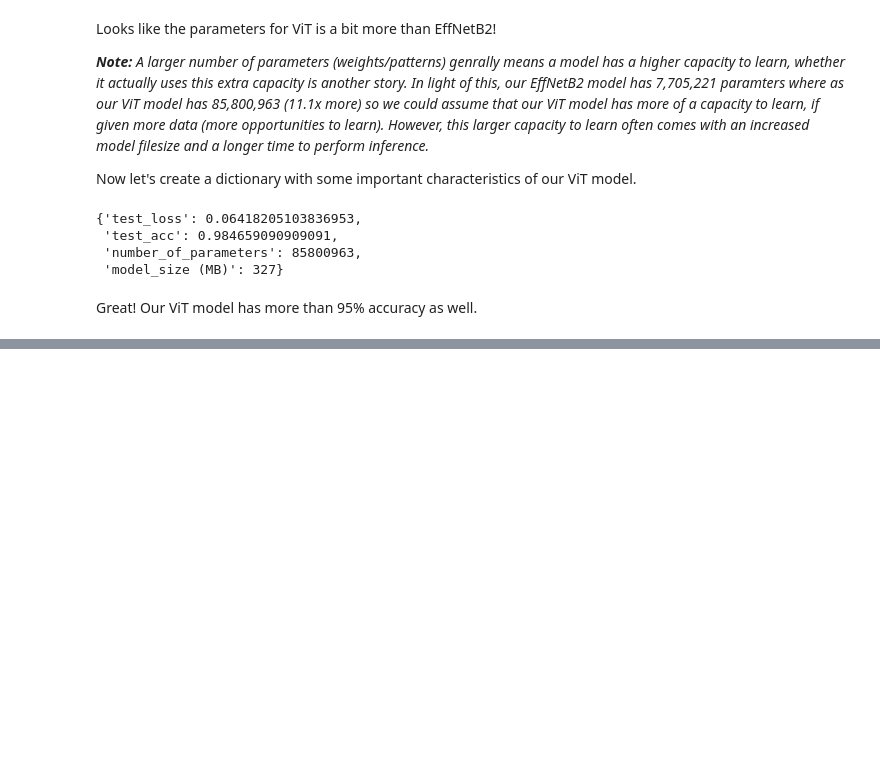
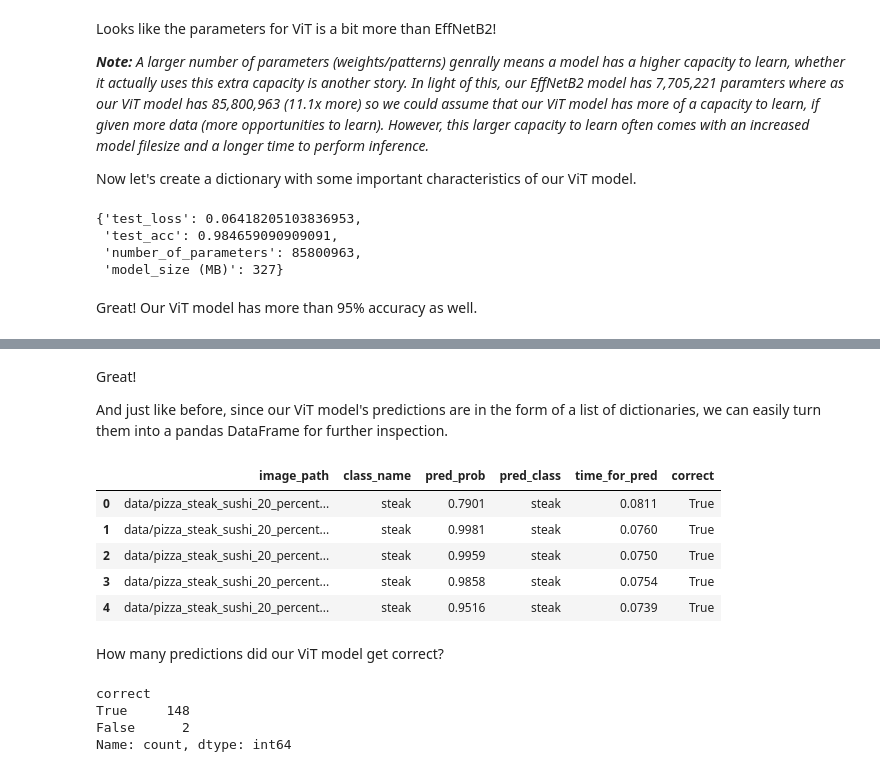
Before and after one commit to maheshsunuwar/deep-learning-pytorch, a Jupyter notebook: 09. PyTorch Model Deployment/09-pytorch-model-deployment.ipynb, the cells around one changed output, grey strips where cells are left out. Saved outputs shown, nothing was run; the diff lists cells and outputs as text; code cells hidden in the pictures; blank space fills up the shorter version.

```diff
--- a/09. PyTorch Model Deployment/09-pytorch-model-deployment.ipynb
+++ b/09. PyTorch Model Deployment/09-pytorch-model-deployment.ipynb
@@ -848,0 +1116,7 @@ Great! Our ViT model has more than 95% accuracy as well.
+# %%
+# Make list of prediction dictionaries with ViT feature extractor model on test images
+vit_test_pred_dicts = pred_and_store(paths=test_data_paths,
+                                     model=vit,
+                                     transform=vit_transforms,
+                                     class_names=class_names,
+                                     device="cpu")
@@ -848,0 +1143,26 @@ Great! Our ViT model has more than 95% accuracy as well.
+# %% [markdown]
+Great!
+
+And just like before, since our ViT model's predictions are in the form of a list of dictionaries, we can easily turn them into a pandas DataFrame for further inspection.
+# %%
+# Turn vit_test_pred_dicts into a DataFrame
+import pandas as pd
+vit_test_pred_df = pd.DataFrame(vit_test_pred_dicts)
+vit_test_pred_df.head()
+# %% [output]
+|  | image_path | class_name | pred_prob | pred_class | time_for_pred | correct |
+| 0 | data/pizza_steak_sushi_20_percent... | steak | 0.7901 | steak | 0.0811 | True |
+| 1 | data/pizza_steak_sushi_20_percent... | steak | 0.9981 | steak | 0.0760 | True |
+| 2 | data/pizza_steak_sushi_20_percent... | steak | 0.9959 | steak | 0.0750 | True |
+| 3 | data/pizza_steak_sushi_20_percent... | steak | 0.9858 | steak | 0.0754 | True |
+| 4 | data/pizza_steak_sushi_20_percent... | steak | 0.9516 | steak | 0.0739 | True |
+# %% [markdown]
+How many predictions did our ViT model get correct?
+# %%
+# Count the number of correct predictions
+vit_test_pred_df.correct.value_counts()
+# %% [output]
+correct
+True     148
+False      2
+Name: count, dtype: int64
```
Also changed, not shown: parts of 36 cells of this notebook, 1 other file.
